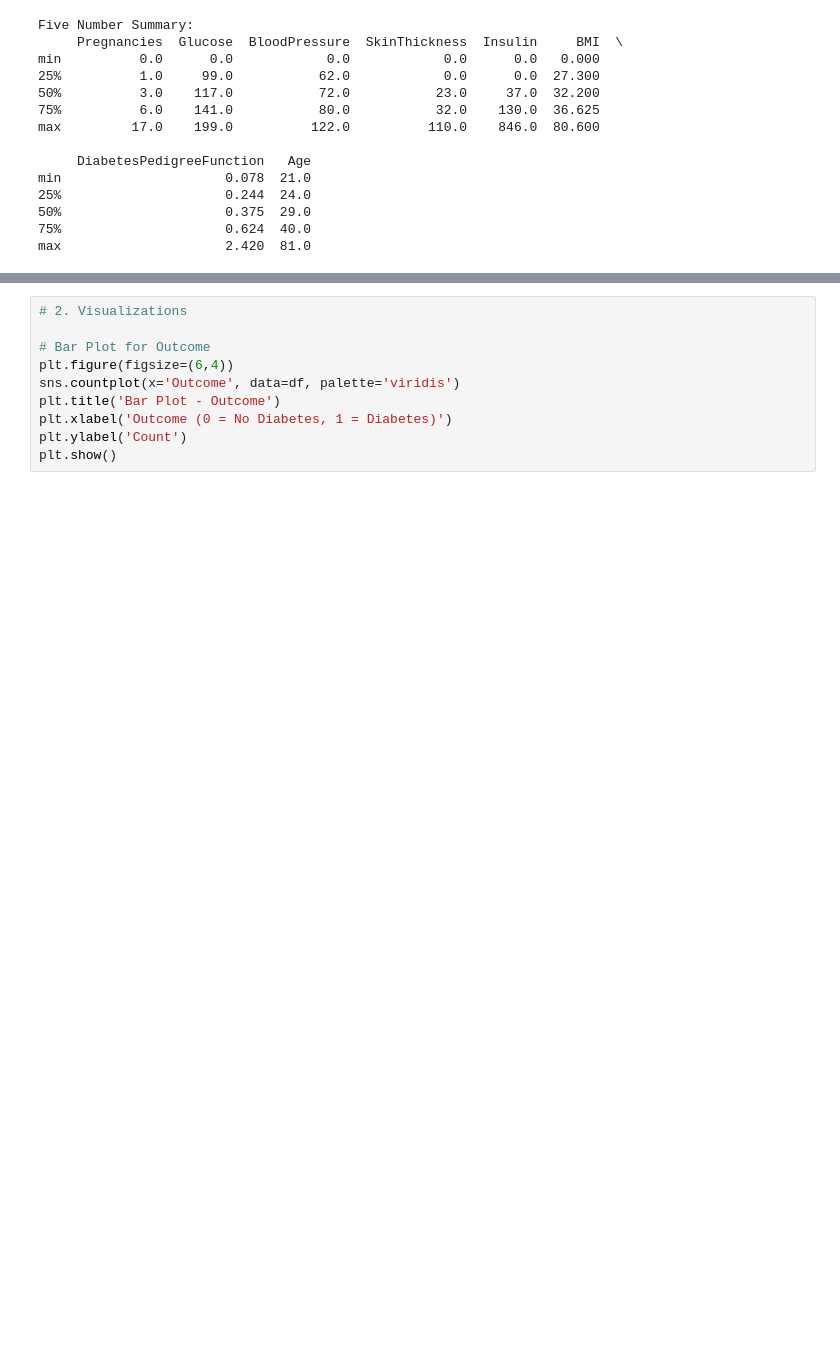
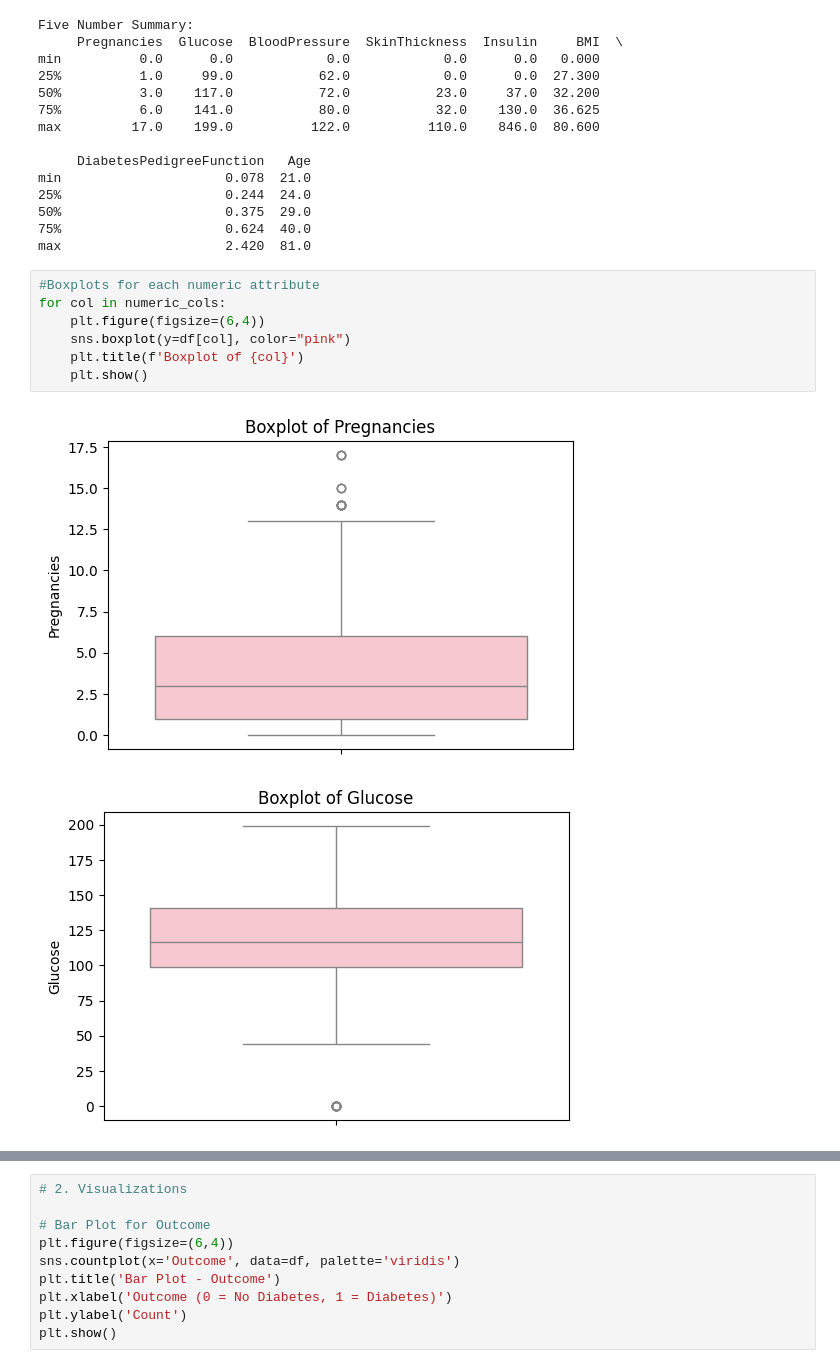
Before and after one commit to halaalduh/Diabetes-Prediction-using-Healthcare-Dataset, a Jupyter notebook: Phase2.ipynb, the cells around one changed output, grey strips where cells are left out. Cells and saved outputs as stored; diff of their text form; blank space fills up the shorter version.

```diff
--- a/Phase2.ipynb
+++ b/Phase2.ipynb
@@ -57,3 +57,13 @@ min                     0.078  21.0
 50%                     0.375  29.0
 75%                     0.624  40.0
 max                     2.420  81.0
+# %%
+#Boxplots for each numeric attribute
+for col in numeric_cols:
+    plt.figure(figsize=(6,4))
+    sns.boxplot(y=df[col], color="pink")
+    plt.title(f'Boxplot of {col}')
+    plt.show()
+# %% [output]
+[figure, added]
+[figure, added]
```
Also changed, not shown: parts of 1 cell of this notebook.
